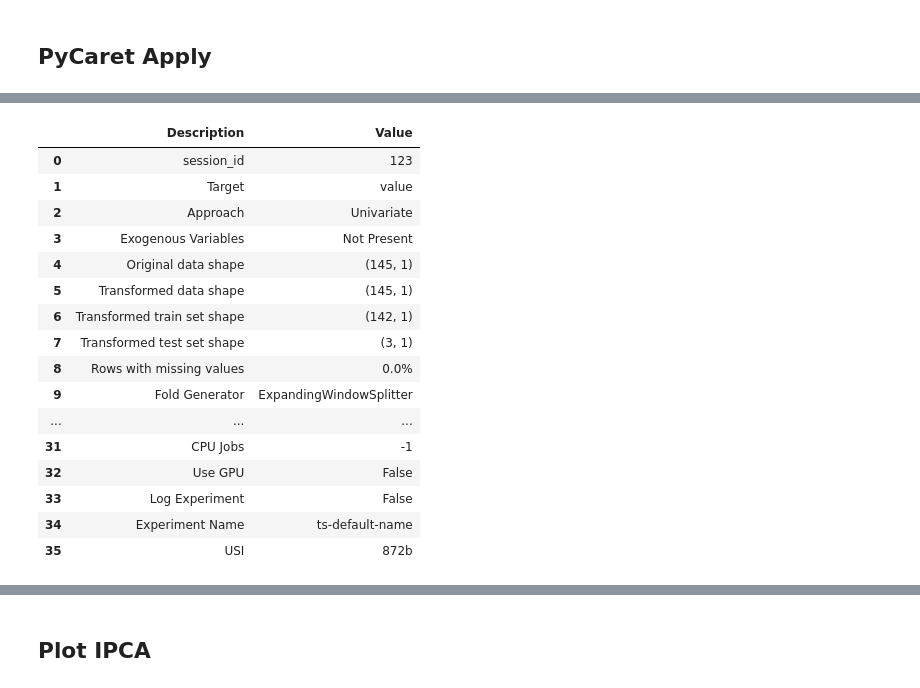
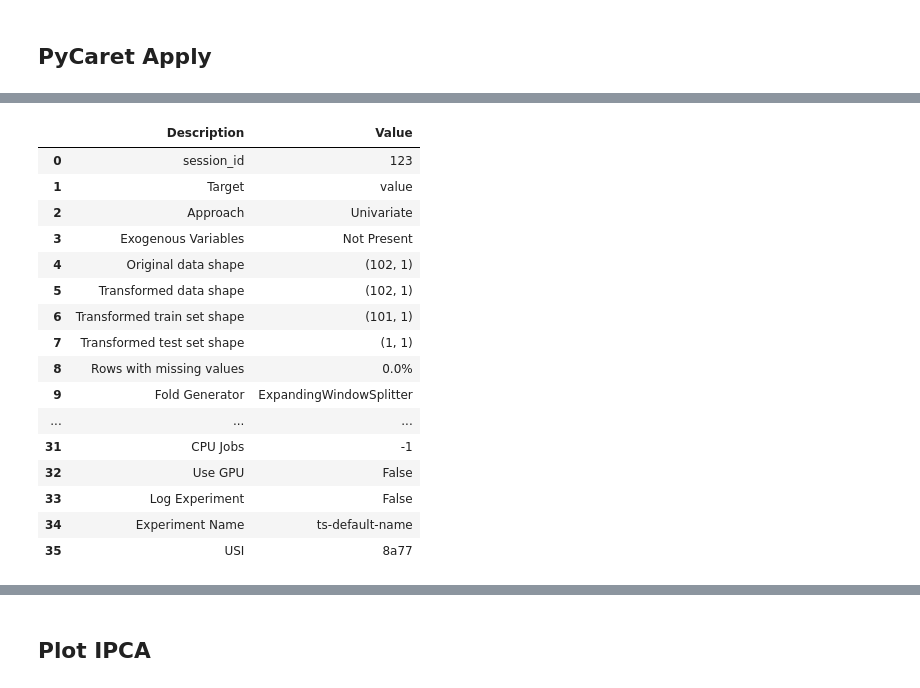
Before and after one commit to msfidelis/machine-learning-field-notes, a Jupyter notebook: python/notebooks/Estatistica/Rascunho - Pajé.ipynb, the cells around one changed output, grey strips where cells are left out. Drawn from its saved outputs; the diff is of its cells as text; code cells hidden in the pictures.

```diff
--- a/python/notebooks/Estatistica/Rascunho - Pajé.ipynb
+++ b/python/notebooks/Estatistica/Rascunho - Pajé.ipynb
@@ -82,5 +69,5 @@ df['referencia'] = pd.to_datetime(df['referencia'], format='%Y-%m')
 # %%
-df_ipca = pd.DataFrame(data=df.ipca_acumulado_ano.values, index=df.referencia, columns=["value"])
+df_ipca = pd.DataFrame(data=df.dolar_cambio.values, index=df.referencia, columns=["value"])
 # %%
 df_ipca.head()
 # %% [output]
@@ -114,6 +101,6 @@ df_ipca.tail(15)
 # %%
-df_ipca = df_ipca[df_ipca.index >= "2010-01-01"]
+df_ipca = df_ipca[df_ipca.index >= "2015-01-01"]
 # %%
-train = df_ipca[df_ipca.index <= "2022-01-01"]
+train = df_ipca[df_ipca.index <= "2023-06-01"]
 train.shape
 # %% [output]
@@ -155,15 +163,15 @@ train.plot();
 # %%
-exp_name = s.setup(train,  fh = 3, session_id = 123)
+exp_name = s.setup(train, session_id = 123)
 # %% [output]
 |  | Description | Value |
 | 0 | session_id | 123 |
 | 1 | Target | value |
 | 2 | Approach | Univariate |
 | 3 | Exogenous Variables | Not Present |
-| 4 | Original data shape | (145, 1) |
-| 5 | Transformed data shape | (145, 1) |
-| 6 | Transformed train set shape | (142, 1) |
-| 7 | Transformed test set shape | (3, 1) |
+| 4 | Original data shape | (102, 1) |
+| 5 | Transformed data shape | (102, 1) |
+| 6 | Transformed train set shape | (101, 1) |
+| 7 | Transformed test set shape | (1, 1) |
 | 8 | Rows with missing values | 0.0% |
 | 9 | Fold Generator | ExpandingWindowSplitter |
 | ... | ... | ... |
@@ -171,7 +179,7 @@ exp_name = s.setup(train,  fh = 3, session_id = 123)
 | 32 | Use GPU | False |
 | 33 | Log Experiment | False |
 | 34 | Experiment Name | ts-default-name |
-| 35 | USI | 872b |
+| 35 | USI | 8a77 |
 # %%
 best = exp_name.compare_models()
 # %% [output]
```
Also changed, not shown: parts of 23 cells of this notebook, 8 other files.
